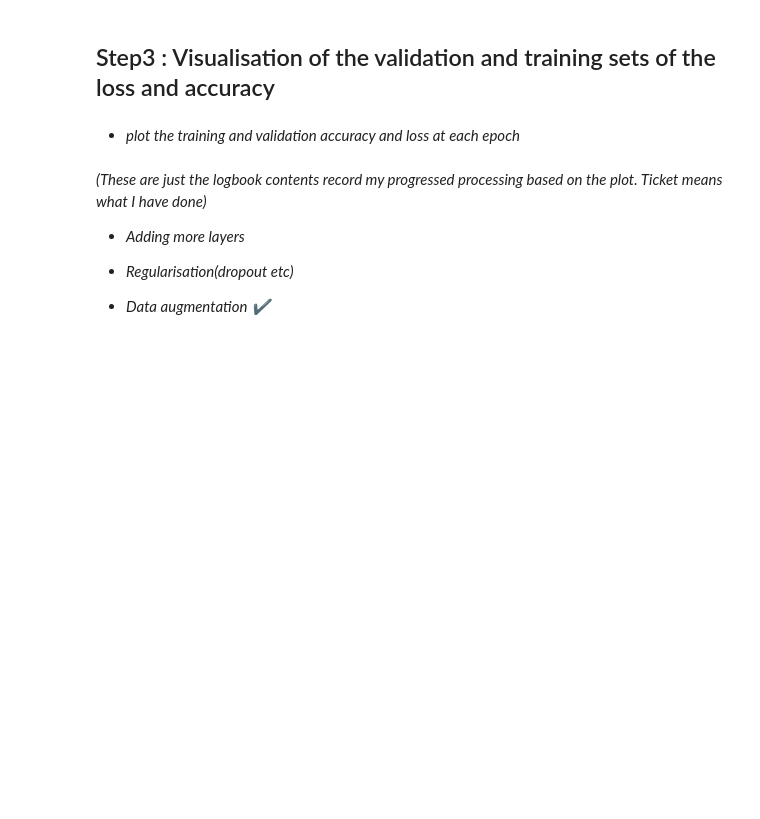
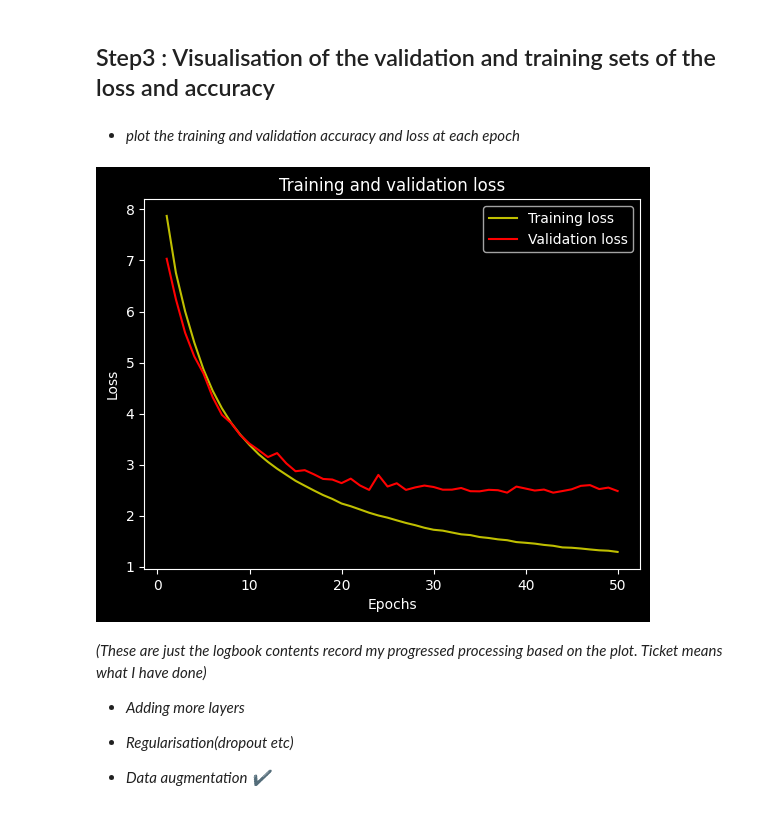
Before and after one commit to MLDL-Rogerzhao/CIFAR-100-classification, a Jupyter notebook: CIFAR_100_Classification.ipynb, the cells around one changed output. Saved outputs shown, nothing was run; the diff lists cells and outputs as text; code cells hidden in the pictures; blank space fills up the shorter version.

```diff
--- a/CIFAR_100_Classification.ipynb
+++ b/CIFAR_100_Classification.ipynb
@@ -105,6 +161,6 @@ x_train_split, x_val, y_train_split, y_val = train_test_split(
 # %%
 train_datagen = ImageDataGenerator(
-    rotation_range=10,
+    rotation_range=15,
     width_shift_range=0.1,
     height_shift_range=0.1,
     shear_range=0.1,
@@ -113,4 +169,4 @@ train_datagen = ImageDataGenerator(
     fill_mode='reflect'
 )
 
-train_generator = train_datagen.flow(x_train_split,y_train_split,batch_size=20)
+train_generator = train_datagen.flow(x_train_split,y_train_split) # batch_size=20
@@ -240,20 +482,30 @@ print(model2.summary())
 # %%
-callbacks = [
+callback1 = [
     tf.keras.callbacks.ModelCheckpoint(
-        filepath=r"C:\vscodeproject\Python\EE992\model_weight\model2_augmented_best_val_acc.h5",
+        filepath=r"C:\vscodeproject\Python\EE992\model_weight\model3_augmented_best_val_loss_reg.h5",
         save_best_only=True,
         verbose=1,
-        monitor='val_accuracy',
-        mode='max'
+        monitor='val_loss',
+        mode='min'
     )]
 
+callback2=[tf.keras.callbacks.ReduceLROnPlateau(
+    monitor='val_loss',
+    factor=0.1,
+    patience=10,
+    verbose=0,
+    mode='auto',
+    min_delta=0.0001,
+    cooldown=0,
+    min_lr=0.0,
+)]
 
-history2 = model2.fit_generator(
+history3 = model3.fit_generator(
     train_generator,
     steps_per_epoch=1000,
     epochs=50,
     validation_data=(x_val, y_val),
-    callbacks=callbacks,
+    callbacks=[callback1,callback2],
     verbose=1,
     shuffle=False
 )
@@ -301,16 +603,18 @@ history2 = model2.fit_generator(
 # %% [markdown]
 - *plot the training and validation accuracy and loss at each epoch*
 # %%
-loss = history2.history['loss']
-val_loss = history2.history['val_loss']
+loss = history3.history['loss']
+val_loss = history3.history['val_loss']
 epochs = range(1, len(loss) + 1)
 plt.plot(epochs, loss, 'y', label='Training loss')
 plt.plot(epochs, val_loss, 'r', label='Validation loss')
 plt.title('Training and validation loss')
 plt.xlabel('Epochs')
 plt.ylabel('Loss')
 plt.legend()
 plt.show()
+# %% [output]
+[figure, added]
 # %% [markdown]
 
 *(These are just the logbook contents record my progressed processing based on the plot. Ticket means what I have done)*
```
Also changed, not shown: parts of 34 cells of this notebook.
